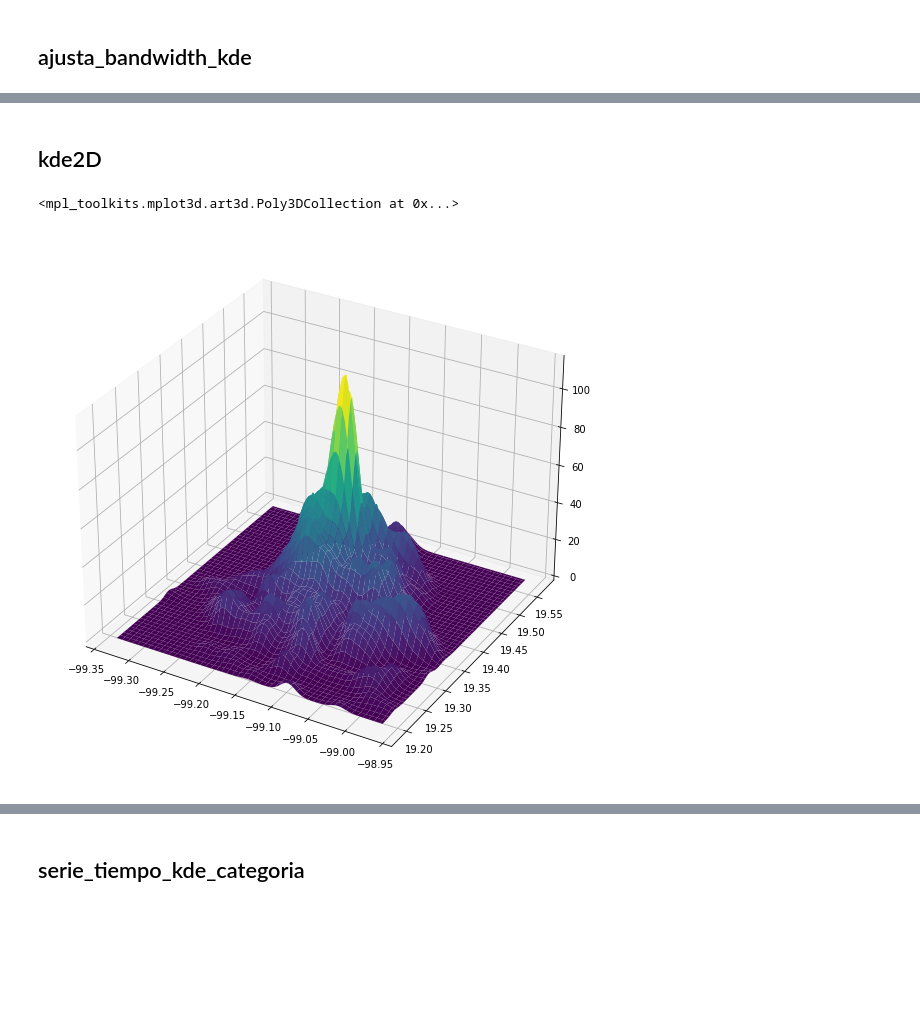
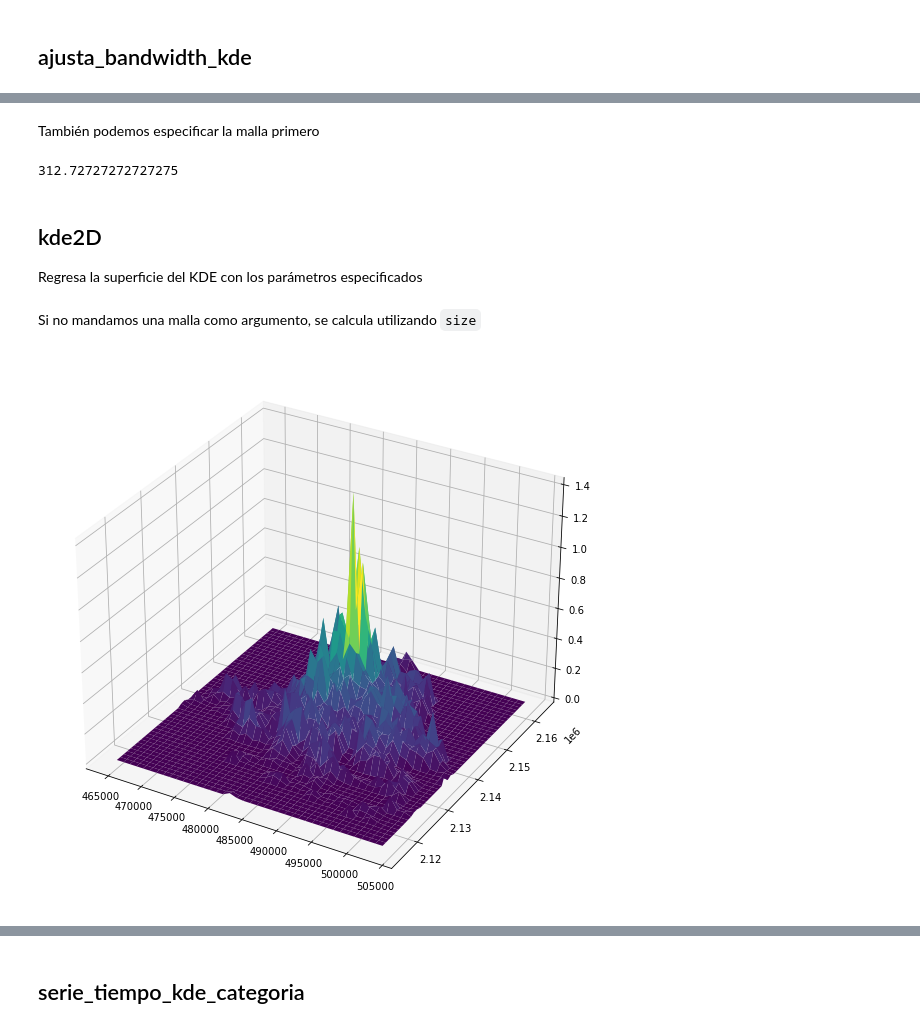
Before and after one commit to CentroGeo/criminologia_cdmx, a Jupyter notebook: 01_patrones_espacio_temporales.ipynb, the cells around one changed output, grey strips where cells are left out. Cells and saved outputs as stored; diff of their text form; code cells hidden in the pictures; blank space fills up the shorter version.

```diff
--- a/01_patrones_espacio_temporales.ipynb
+++ b/01_patrones_espacio_temporales.ipynb
@@ -24,3 +27,23 @@ from criminologia_cdmx.etl import *
+# %%
+# export
+def construye_malla(datos, size):
+    """ Regresa una malla (np.meshgrid) ajustada al extent de los datos,
+        con el tamaño de celda especificado.
+
+        Args:
+            datos (GeoDataFrame): carpetas o víctimas
+            size (float): tamaño de las celdas (en las unidades de la proyección)
+
+    """
+    xmin, ymin, xmax, ymax = datos.geometry.total_bounds
+    xgrid = np.arange(xmin, xmax, size)
+    ygrid = np.arange(ymin, ymax, size)
+    X, Y = np.meshgrid(xgrid, ygrid)
+    return (X, Y)
+# %%
+carpetas = get_carpetas_from_api(10000)
+carpetas = carpetas.to_crs(32614)
+malla = construye_malla(carpetas, 200)
 # %% [markdown]
 ## ajusta_bandwidth_kde
 # %%
@@ -45,9 +75,2 @@ def ajusta_bandwidth_kde(x, y, bandwidth_space, xbins=100j, ybins=100j, n_jobs=-
     grid.fit(xy_train)
     return grid.best_estimator_.bandwidth
-# %%
-carpetas = get_carpetas_from_api(1000)
-x = carpetas.geometry.x.to_numpy()
-y = carpetas.geometry.y.to_numpy()
-params = {'bandwidth': np.linspace(0.001, 0.1, 100)}
-bw = ajusta_bandwidth_kde(x, y, params)
-print(bw)
@@ -56,4 +89,14 @@ print(bw)
+# %% [markdown]
+También podemos especificar la malla primero
+# %%
+params = {'bandwidth': np.linspace(10, 10000, 100)}
+bw = ajusta_bandwidth_kde(carpetas, params, malla=malla)
+print(bw)
+# %% [output]
+312.72727272727275
 # %% [markdown]
 ## kde2D
+
+Regresa la superficie del KDE con los parámetros especificados
 # %%
 # export
@@ -83,8 +129,10 @@ def kde2D(x, y, bandwidth, xbins=100j, ybins=100j):
+# %% [markdown]
+Si no mandamos una malla como argumento, se calcula utilizando `size`
 # %%
-xx, yy, zz = kde2D(x, y, bw, xbins=100j, ybins=100j)
+# xx, yy, zz = kde2D(x, y, bw, xbins=1000j, ybins=1000j)
+xx, yy, zz = kde2D(carpetas, bw, size=1000)
 fig = plt.figure(figsize=(10,10))
 ax = plt.axes(projection='3d')
-ax.plot_surface(xx, yy, zz,cmap='viridis', edgecolor='none')
+ax = ax.plot_surface(xx, yy, zz,cmap='viridis', edgecolor='none')
 # %% [output]
-<mpl_toolkits.mplot3d.art3d.Poly3DCollection at 0x...>
-[figure, old version]
+[figure, new version]
```
Also changed, not shown: parts of 18 cells of this notebook, 3 other files.
